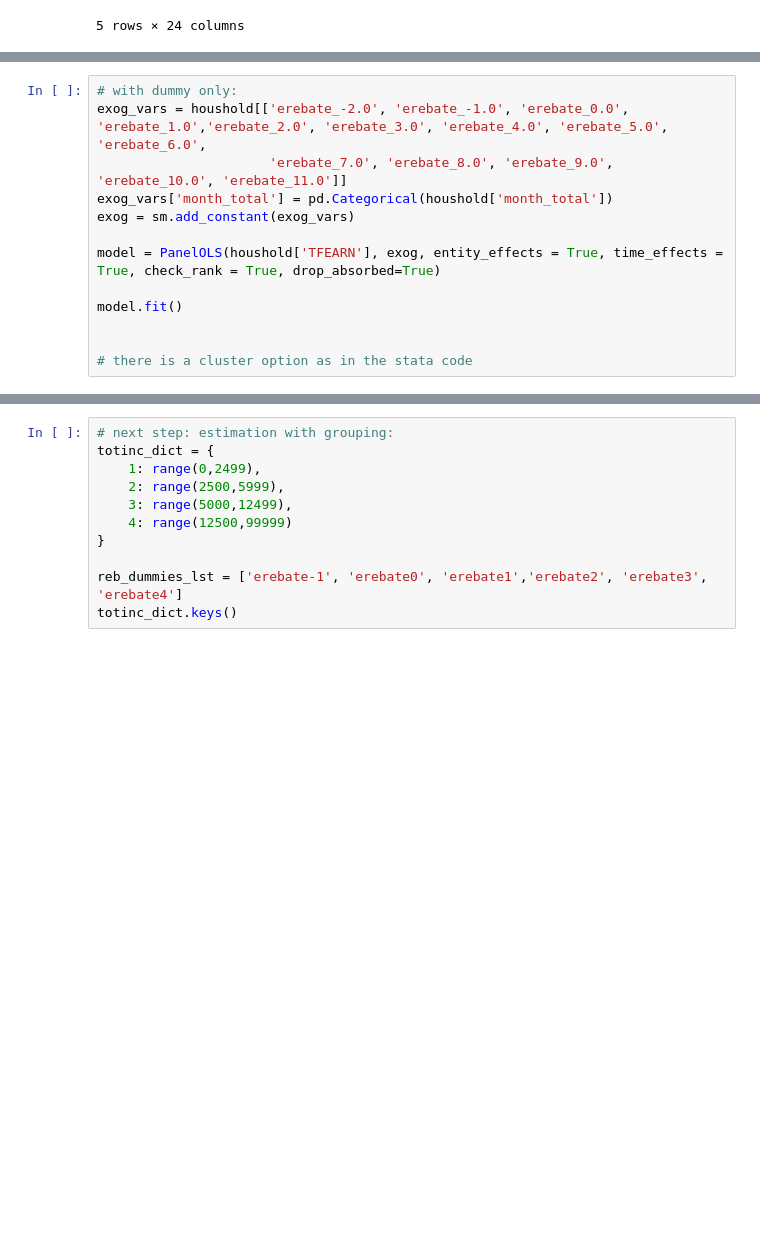
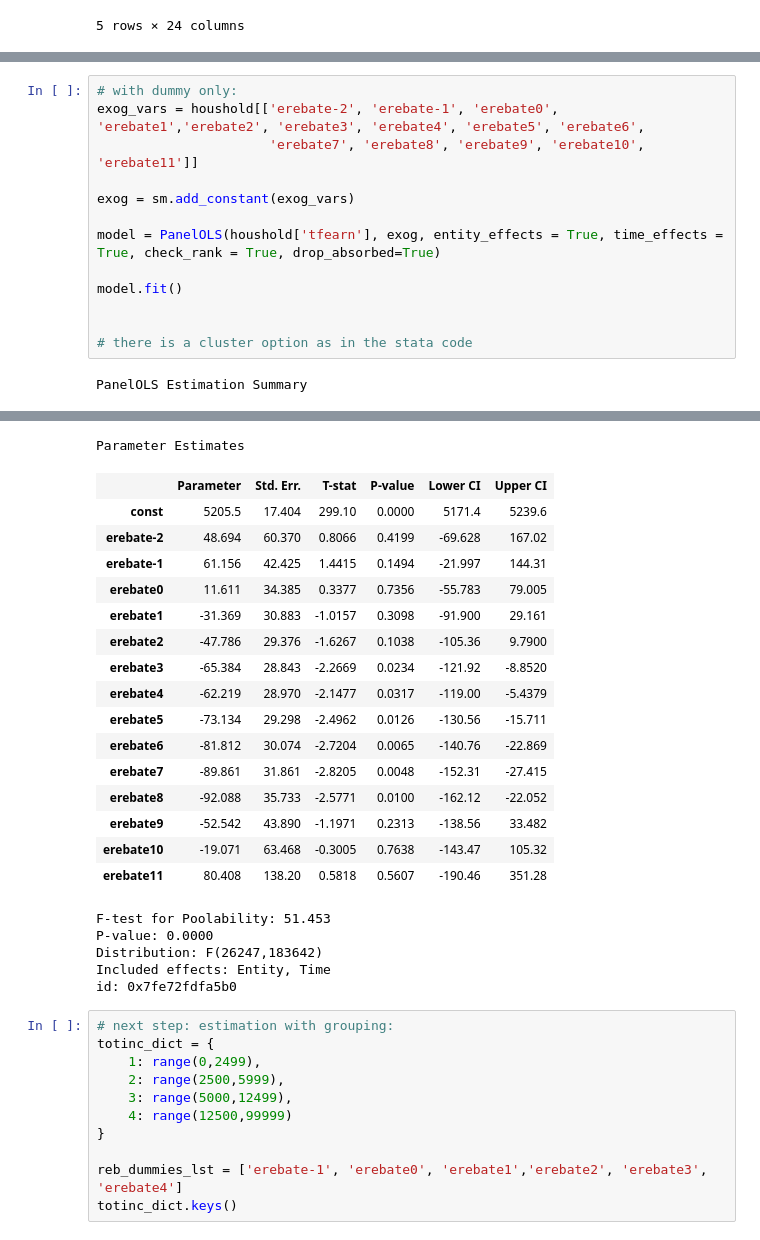
Before and after one commit to MaxDerWeber/MasterThesis, a Jupyter notebook: Analysis.ipynb, the cells around one changed output, grey strips where cells are left out. Drawn from its saved outputs; the diff is of its cells as text; blank space fills up the shorter version.

```diff
--- a/Analysis.ipynb
+++ b/Analysis.ipynb
@@ -182,13 +158,15 @@ id: 0x7fea913a1670
 # %%
 # with dummy only:
-exog_vars = houshold[['erebate_-2.0', 'erebate_-1.0', 'erebate_0.0', 'erebate_1.0','erebate_2.0', 'erebate_3.0', 'erebate_4.0', 'erebate_5.0', 'erebate_6.0',
-                      'erebate_7.0', 'erebate_8.0', 'erebate_9.0', 'erebate_10.0', 'erebate_11.0']]
-exog_vars['month_total'] = pd.Categorical(houshold['month_total'])
+exog_vars = houshold[['erebate-2', 'erebate-1', 'erebate0', 'erebate1','erebate2', 'erebate3', 'erebate4', 'erebate5', 'erebate6',
+                      'erebate7', 'erebate8', 'erebate9', 'erebate10', 'erebate11']]
+
 exog = sm.add_constant(exog_vars)
 
-model = PanelOLS(houshold['TFEARN'], exog, entity_effects = True, time_effects = True, check_rank = True, drop_absorbed=True)
+model = PanelOLS(houshold['tfearn'], exog, entity_effects = True, time_effects = True, check_rank = True, drop_absorbed=True)
 
 model.fit()
 
 
 # there is a cluster option as in the stata code
+# %% [output]
+PanelOLS Estimation Summary
@@ -195,3 +190,25 @@ model.fit()
+Parameter Estimates
+|  | Parameter | Std. Err. | T-stat | P-value | Lower CI | Upper CI |
+| const | 5205.5 | 17.404 | 299.10 | 0.0000 | 5171.4 | 5239.6 |
+| erebate-2 | 48.694 | 60.370 | 0.8066 | 0.4199 | -69.628 | 167.02 |
+| erebate-1 | 61.156 | 42.425 | 1.4415 | 0.1494 | -21.997 | 144.31 |
+| erebate0 | 11.611 | 34.385 | 0.3377 | 0.7356 | -55.783 | 79.005 |
+| erebate1 | -31.369 | 30.883 | -1.0157 | 0.3098 | -91.900 | 29.161 |
+| erebate2 | -47.786 | 29.376 | -1.6267 | 0.1038 | -105.36 | 9.7900 |
+| erebate3 | -65.384 | 28.843 | -2.2669 | 0.0234 | -121.92 | -8.8520 |
+| erebate4 | -62.219 | 28.970 | -2.1477 | 0.0317 | -119.00 | -5.4379 |
+| erebate5 | -73.134 | 29.298 | -2.4962 | 0.0126 | -130.56 | -15.711 |
+| erebate6 | -81.812 | 30.074 | -2.7204 | 0.0065 | -140.76 | -22.869 |
+| erebate7 | -89.861 | 31.861 | -2.8205 | 0.0048 | -152.31 | -27.415 |
+| erebate8 | -92.088 | 35.733 | -2.5771 | 0.0100 | -162.12 | -22.052 |
+| erebate9 | -52.542 | 43.890 | -1.1971 | 0.2313 | -138.56 | 33.482 |
+| erebate10 | -19.071 | 63.468 | -0.3005 | 0.7638 | -143.47 | 105.32 |
+| erebate11 | 80.408 | 138.20 | 0.5818 | 0.5607 | -190.46 | 351.28 |
+F-test for Poolability: 51.453
+P-value: 0.0000
+Distribution: F(26247,183642)
+Included effects: Entity, Time
+id: 0x7fe72fdfa5b0
 # %%
 # next step: estimation with grouping:
 totinc_dict = {
```
Also changed, not shown: parts of 10 cells of this notebook.
